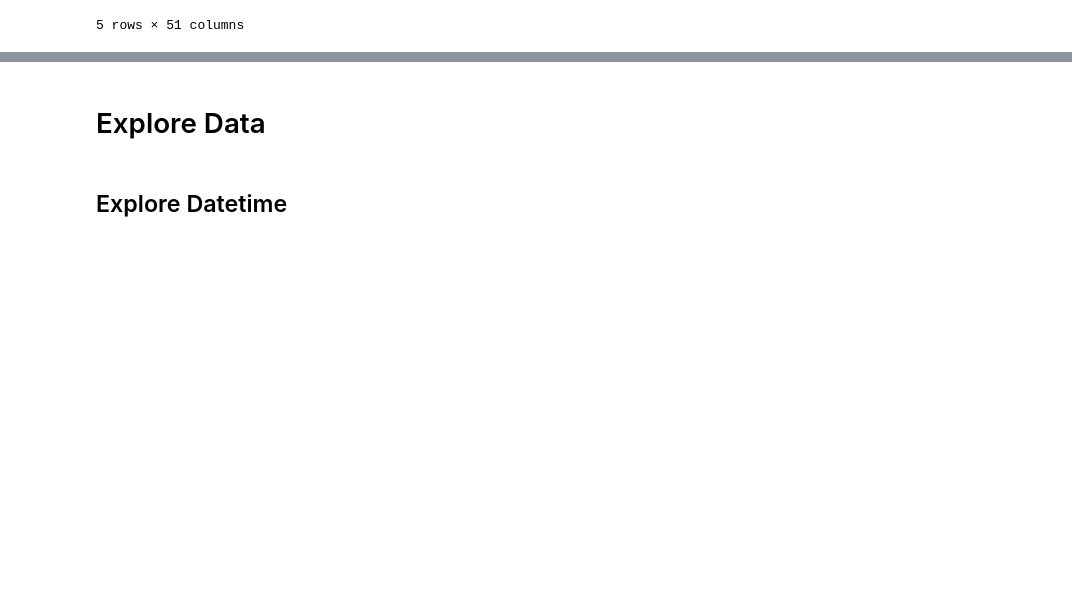
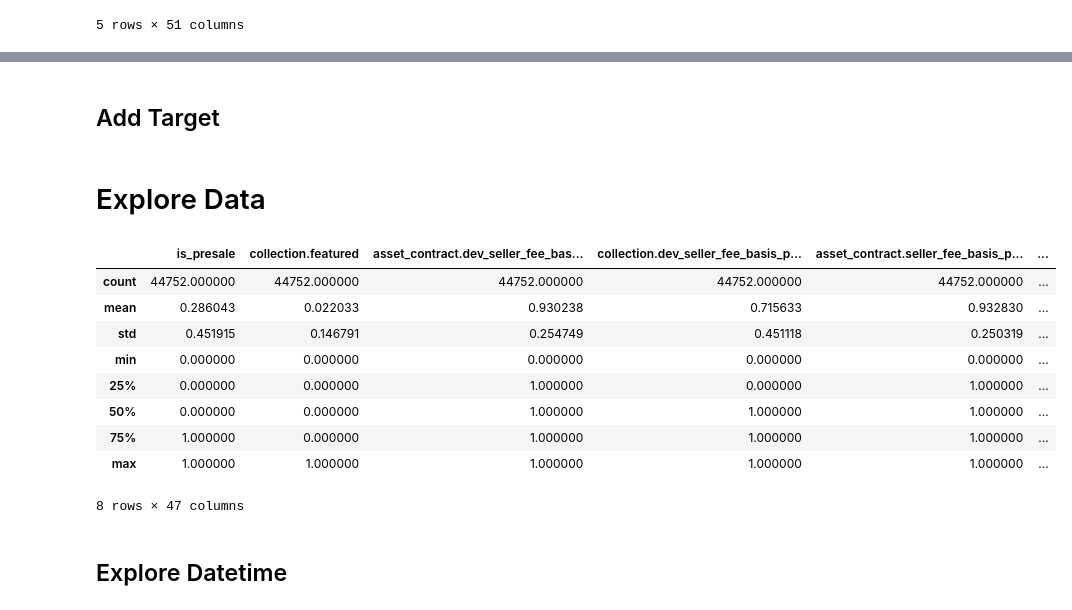
Before and after one commit to shawnjohnsamuel/nft-sale-prediction, a Jupyter notebook: working_notebooks/3_preprocessing.ipynb, the cells around one changed output, grey strips where cells are left out. Cells and saved outputs as stored; diff of their text form; code cells hidden in the pictures; blank space fills up the shorter version.

```diff
--- a/working_notebooks/3_preprocessing.ipynb
+++ b/working_notebooks/3_preprocessing.ipynb
@@ -95,0 +503,7 @@ with pd.option_context('display.max_rows', 150):
+# %%
+obj_col_withnull = np.setdiff1d(obj_col, obj_col_nonull).tolist()
+# %%
+for col in obj_col_withnull:
+    print(f"*********** {col} ***********")
+    display(df[col].value_counts())
+    print("\n\n")
@@ -96,5 +574,25 @@ with pd.option_context('display.max_rows', 150):
+# %%
+for col in obj_col_withnull:
+    df_binary[col] = np.where(df[col].isna(), 0, 1)
+# %% [markdown]
+## Add Target
+# %%
+df_binary['target'] = df['target']
 # %% [markdown]
 # Explore Data
+# %%
+df_binary.describe()
+# %% [output]
+|  | is_presale | collection.featured | asset_contract.dev_seller_fee_bas... | collection.dev_seller_fee_basis_p... | asset_contract.seller_fee_basis_p... | ... |
+| count | 44752.000000 | 44752.000000 | 44752.000000 | 44752.000000 | 44752.000000 | ... |
+| mean | 0.286043 | 0.022033 | 0.930238 | 0.715633 | 0.932830 | ... |
+| std | 0.451915 | 0.146791 | 0.254749 | 0.451118 | 0.250319 | ... |
+| min | 0.000000 | 0.000000 | 0.000000 | 0.000000 | 0.000000 | ... |
+| 25% | 0.000000 | 0.000000 | 1.000000 | 0.000000 | 1.000000 | ... |
+| 50% | 0.000000 | 0.000000 | 1.000000 | 1.000000 | 1.000000 | ... |
+| 75% | 1.000000 | 0.000000 | 1.000000 | 1.000000 | 1.000000 | ... |
+| max | 1.000000 | 1.000000 | 1.000000 | 1.000000 | 1.000000 | ... |
+8 rows × 47 columns
 # %% [markdown]
 ## Explore Datetime
 # %%
```
Also changed, not shown: parts of 26 cells of this notebook.
